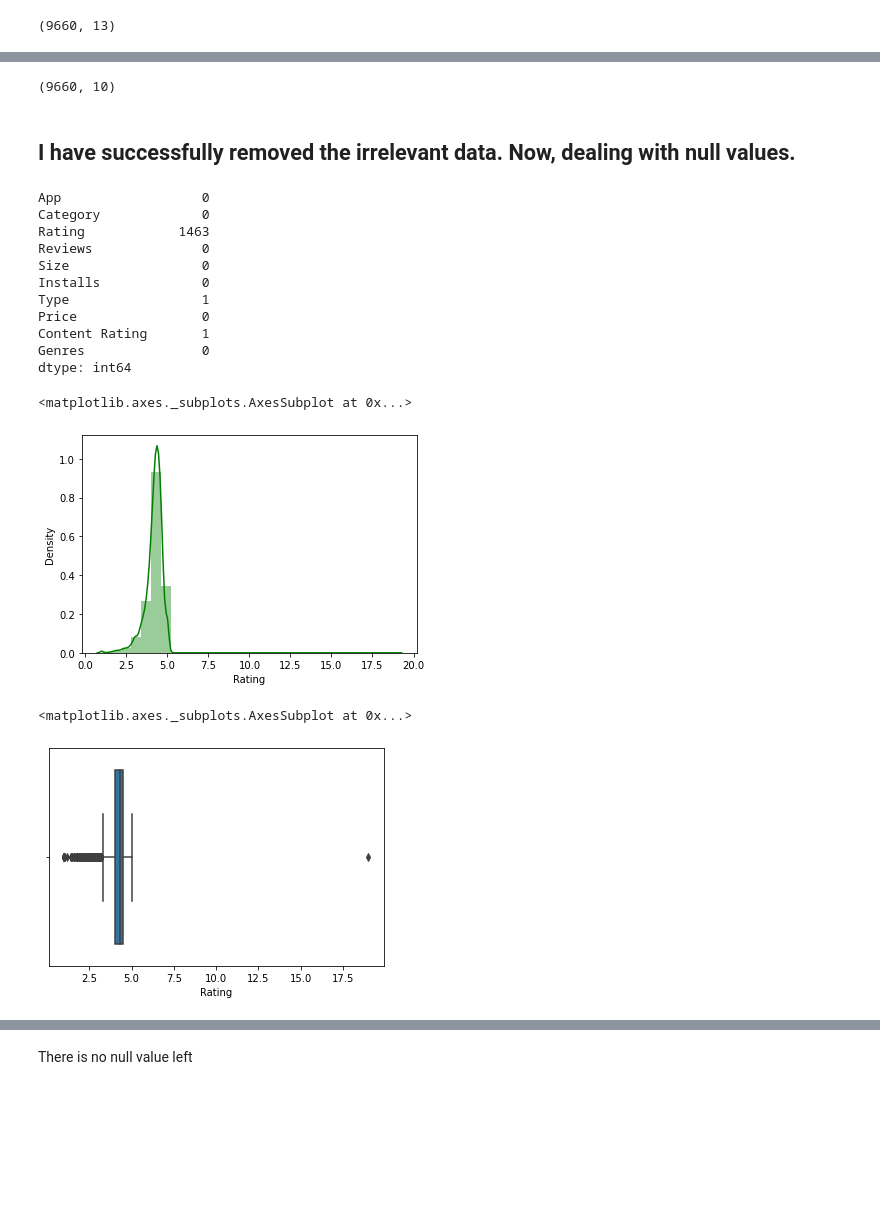
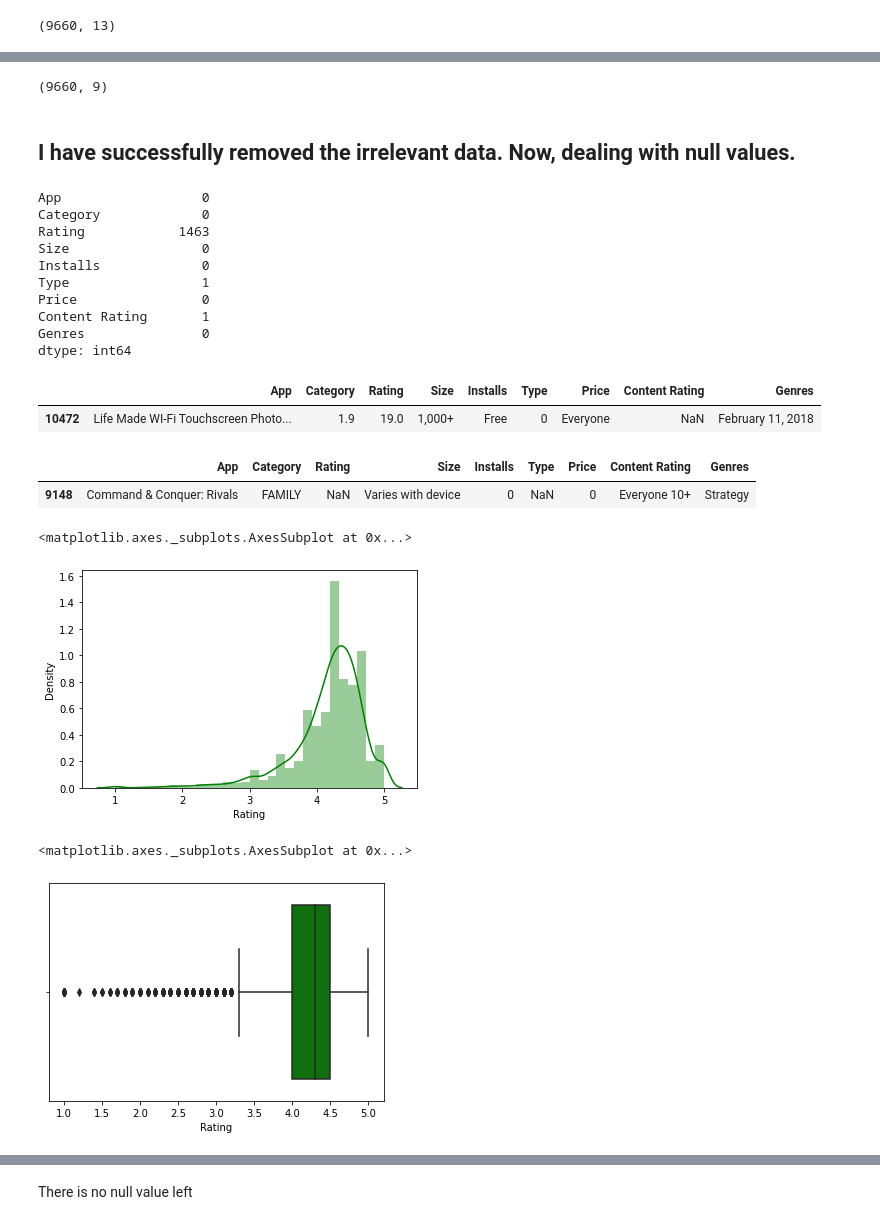
Before and after one commit to MijulSaxena/EDA-project-on-Gooogle-playstore., a Jupyter notebook: Play_Store_App_Review_Analysis_Capstone_Project_by_Mijul_Saxena.ipynb, the cells around one changed output, grey strips where cells are left out. Drawn from its saved outputs; the diff is of its cells as text; code cells hidden in the pictures; blank space fills up the shorter version.

```diff
--- a/Play_Store_App_Review_Analysis_Capstone_Project_by_Mijul_Saxena.ipynb
+++ b/Play_Store_App_Review_Analysis_Capstone_Project_by_Mijul_Saxena.ipynb
@@ -154,3 +116,3 @@ play_store_data.shape
 # %%
 # we can drop all those irrelevent data
-play_store_data.drop(['Last Updated',	'Current Ver',	'Android Ver'], axis = 1, inplace = True)
+play_store_data.drop(['Last Updated', 'Reviews',	'Current Ver',	'Android Ver'], axis = 1, inplace = True)
@@ -173,7 +119,7 @@ play_store_data
 # %%
 play_store_data.shape
 # %% [output]
-(9660, 10)
+(9660, 9)
 # %% [markdown]
 ## I have successfully removed the irrelevant data. Now, dealing with null values.
 # %%
@@ -183,7 +129,6 @@ play_store_data.isnull().sum()
 App                  0
 Category             0
 Rating            1463
-Reviews              0
 Size                 0
 Installs             0
 Type                 1
@@ -191,21 +136,30 @@ Price                0
 Content Rating       1
 Genres               0
 dtype: int64
+# %%
+play_store_data[play_store_data['Content Rating'].isnull()]
+# %% [output]
+|  | App | Category | Rating | Size | Installs | Type | Price | Content Rating | Genres |
+| 10472 | Life Made WI-Fi Touchscreen Photo... | 1.9 | 19.0 | 1,000+ | Free | 0 | Everyone | NaN | February 11, 2018 |
+# %%
+play_store_data[play_store_data['Type'].isnull()]
+# %% [output]
+|  | App | Category | Rating | Size | Installs | Type | Price | Content Rating | Genres |
+| 9148 | Command & Conquer: Rivals | FAMILY | NaN | Varies with device | 0 | NaN | 0 | Everyone 10+ | Strategy |
 # %%
-# Since there is only one missing value in Content Rating and Type column. So, let’s fill those missing values with the the values in previous row:
-play_store_data["Type"].fillna( method ='ffill', inplace = True)
-play_store_data["Content Rating"].fillna( method ='ffill', inplace = True)
+# Since there is only one missing value in Content Rating and Type column. According to my observation it is best to drop them :
+play_store_data.dropna(subset = ['Content Rating', 'Type'], inplace=True)
 # %%
 # checking for outliers
 sns.distplot(play_store_data['Rating'],color='green',bins=30)
 # %% [output]
 <matplotlib.axes._subplots.AxesSubplot at 0x...>
-[figure, old version]
+[figure, new version]
 # %%
-sns.boxplot(x='Rating', data = play_store_data)
+sns.boxplot(x='Rating', color = 'green', data = play_store_data)
 # %% [output]
 <matplotlib.axes._subplots.AxesSubplot at 0x...>
-[figure, old version]
+[figure, new version]
 # %%
 # Rating column filling the null values with mode in rating column
 mode_of_ratings = play_store_data['Rating'].mode()
```
Also changed, not shown: parts of 14 cells of this notebook.
